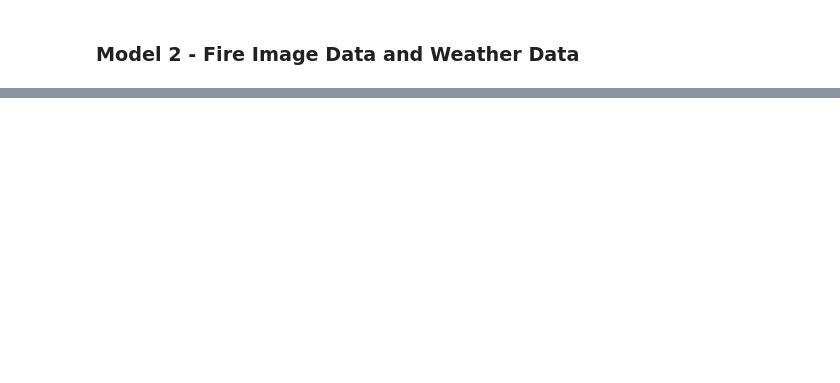
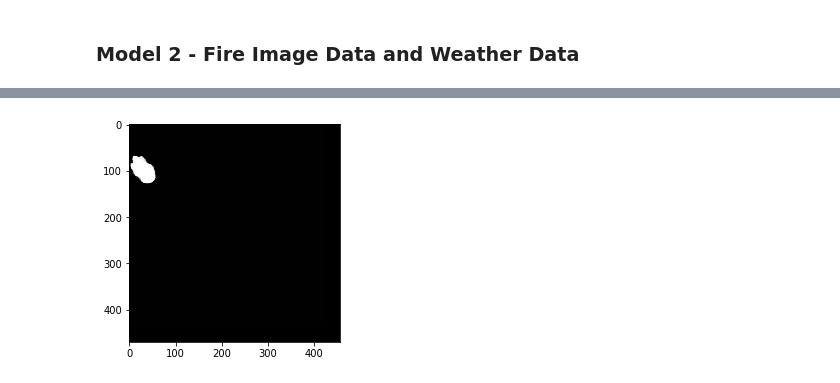
Before and after one commit to lchutny/wildfireplus, a Jupyter notebook: CNN_v3.ipynb, the cells around one changed output, grey strips where cells are left out. Saved outputs shown, nothing was run; the diff lists cells and outputs as text; code cells hidden in the pictures; blank space fills up the shorter version.

```diff
--- a/CNN_v3.ipynb
+++ b/CNN_v3.ipynb
@@ -188,12 +215,13 @@ def create_day_pairs(fire_data_dict):
 # %% [markdown]
 ### Weather Data Preprocessing Functions
 # %%
-def create_weather_dict(directory, scaled_weather):
+def create_weather_dict(directory, scaled_weather, weather_vars):
     '''
     Create a dictionary of weather data from a pickled file
     Args:
         - directory: path to weather pickle file
         - scaled_weather: True/False to scale using max value
+        - weather_vars: list of weather variables to include in model
     Returns:
         - weather_data: dictionary of key (day of year) and value (dictionary of key (weather parameter)
         and value (matrix of value for each pixel))
@@ -215,8 +243,9 @@ def create_weather_dict(directory, scaled_weather):
         weather_dict[k] = {}
 
         for att, matrix in v.items():
-            mat = np.nan_to_num(matrix)
-            weather_dict[k][att] = mat
+            if att in weather_vars:
+                mat = np.nan_to_num(matrix)
+                weather_dict[k][att] = mat
 
     weather_data = {}
 
@@ -383,7 +412,7 @@ def create_labeled_data(dataset, matrix_dim):
 # %%
 def prep_dataset_for_cnn(data):
     '''
-    Takes a list of ((list, matrix), integer) pairs and returns fire data, weather data, and output labels
+    Takes a list of ((weather_data, fire_data), integer) pairs and returns fire data, weather data, and output labels
     split into train and test sets.
 
     Args:
@@ -419,7 +448,7 @@ def prep_dataset_for_cnn(data):
 # %% [markdown]
 ### Run Data Preprocessing Pipeline
 # %%
-weather_data, max_values = create_weather_dict(weather_directory, scaled_weather)
+weather_data, max_values = create_weather_dict(weather_directory, scaled_weather, weather_vars)
 fire_data_dict, fireline = data_processing(tif_directory)
 fire_data_dict = create_one_hot_matrices(fire_data_dict, fireline)
 small_dataset = create_day_pairs(fire_data_dict)
@@ -544,12 +573,12 @@ weather_inputs = Input(shape = weather_shape)
 
 # Add layers for fire image interpretation
 fire_1 = AveragePooling2D(pool_size=(2, 2), strides=None, padding='valid')(image_inputs)
-fire_2 = Conv2D(64, kernel_size=(3, 3), activation='sigmoid')(fire_1)
-fire_3 = Conv2D(32, kernel_size=(3, 3), activation='sigmoid')(fire_2)
+fire_2 = Conv2D(32, kernel_size=(3, 3), activation='sigmoid')(fire_1)
+fire_3 = Conv2D(64, kernel_size=(3, 3), activation='sigmoid')(fire_2)
 fire_4 = MaxPooling2D(pool_size=(2,2), strides=None, padding='valid')(fire_3)
 fire_5 = Dropout(0.2)(fire_4)
 fire_6 = Flatten()(fire_5)
-fire_7 = Dense(8, activation='sigmoid')(fire_6)
+fire_7 = Dense(128, activation='sigmoid')(fire_6)
 
 # Combine the layers
 concat = concatenate([fire_7, weather_inputs])
@@ -612,0 +774,7 @@ array([0, 1, 0, 1, 0, 0, 0, 1, 0, 1])
+# %%
+e = predict_day('140', '209', model_2)
+
+plt.imshow(e, interpolation='nearest')
+plt.show()
+# %% [output]
+[figure, added]
```
Also changed, not shown: parts of 19 cells of this notebook.
